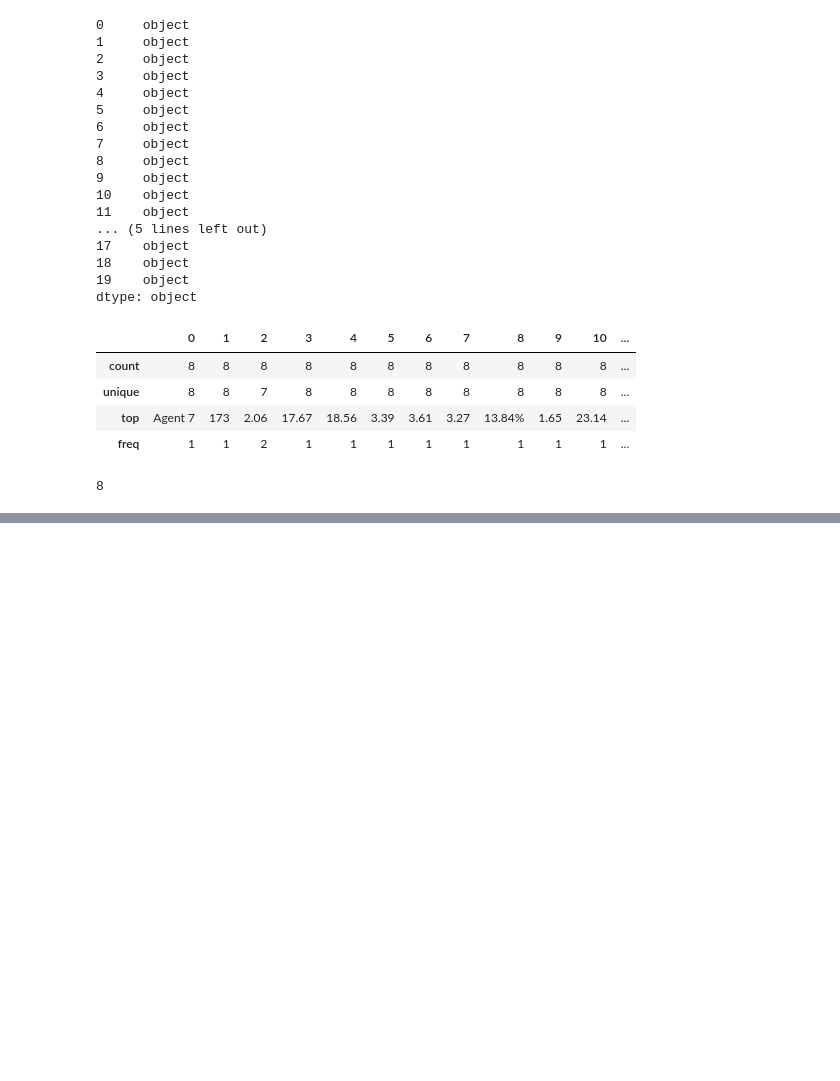
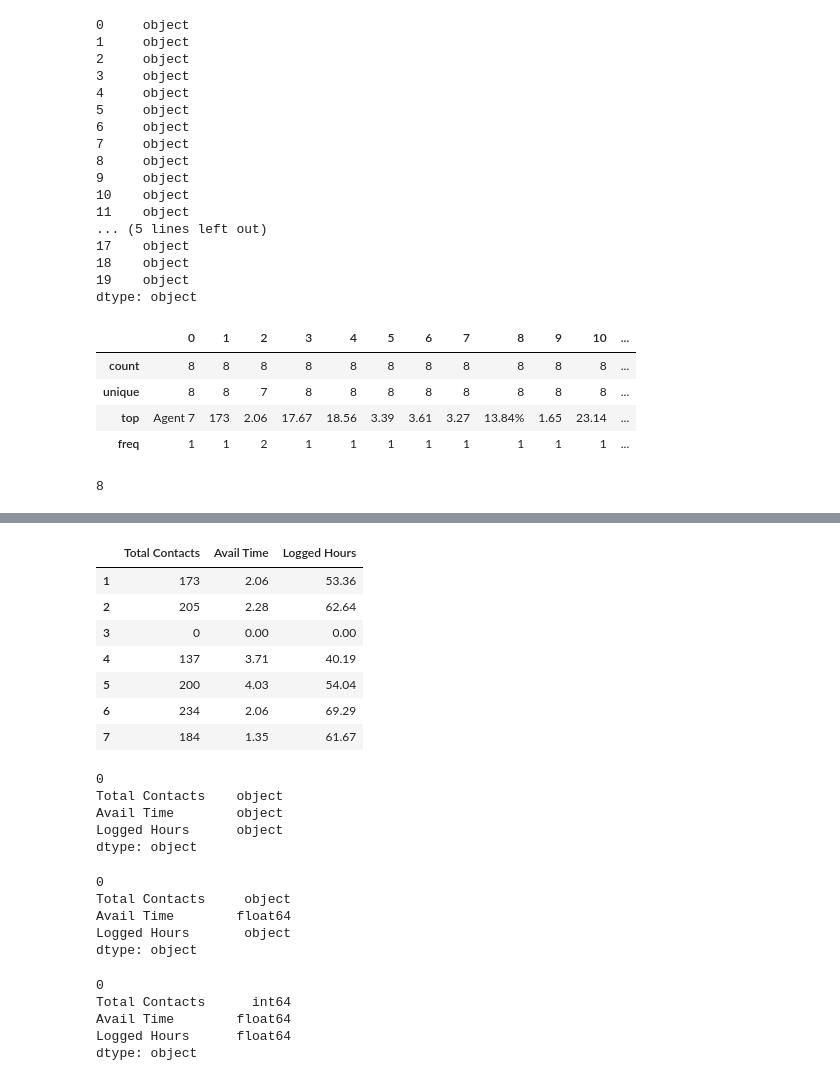
Before and after one commit to krish-source/My-project-soruce1, a Jupyter notebook: ReadDataFromGSheets.ipynb, the cells around one changed output, grey strips where cells are left out. Cells and saved outputs as stored; diff of their text form; code cells hidden in the pictures; blank space fills up the shorter version.

```diff
--- a/ReadDataFromGSheets.ipynb
+++ b/ReadDataFromGSheets.ipynb
@@ -84,0 +151,21 @@ df_gsheets.fillna(0)
+# %%
+prod_df1 = df_gsheets.loc[:, ["Total Contacts", "Avail Time", "Logged Hours"]]
+# %%
+prod_df1
+# %% [output]
+|  | Total Contacts | Avail Time | Logged Hours |
+| 1 | 173 | 2.06 | 53.36 |
+| 2 | 205 | 2.28 | 62.64 |
+| 3 | 0 | 0.00 | 0.00 |
+| 4 | 137 | 3.71 | 40.19 |
+| 5 | 200 | 4.03 | 54.04 |
+| 6 | 234 | 2.06 | 69.29 |
+| 7 | 184 | 1.35 | 61.67 |
+# %%
+prod_df1.dtypes
+# %% [output]
+0
+Total Contacts    object
+Avail Time        object
+Logged Hours      object
+dtype: object
@@ -84,0 +174,8 @@ df_gsheets.fillna(0)
+# %%
+prod_df1.dtypes
+# %% [output]
+0
+Total Contacts     object
+Avail Time        float64
+Logged Hours       object
+dtype: object
@@ -84,0 +186,8 @@ df_gsheets.fillna(0)
+# %%
+prod_df1.dtypes
+# %% [output]
+0
+Total Contacts      int64
+Avail Time        float64
+Logged Hours      float64
+dtype: object
```
Also changed, not shown: parts of 18 cells of this notebook.
